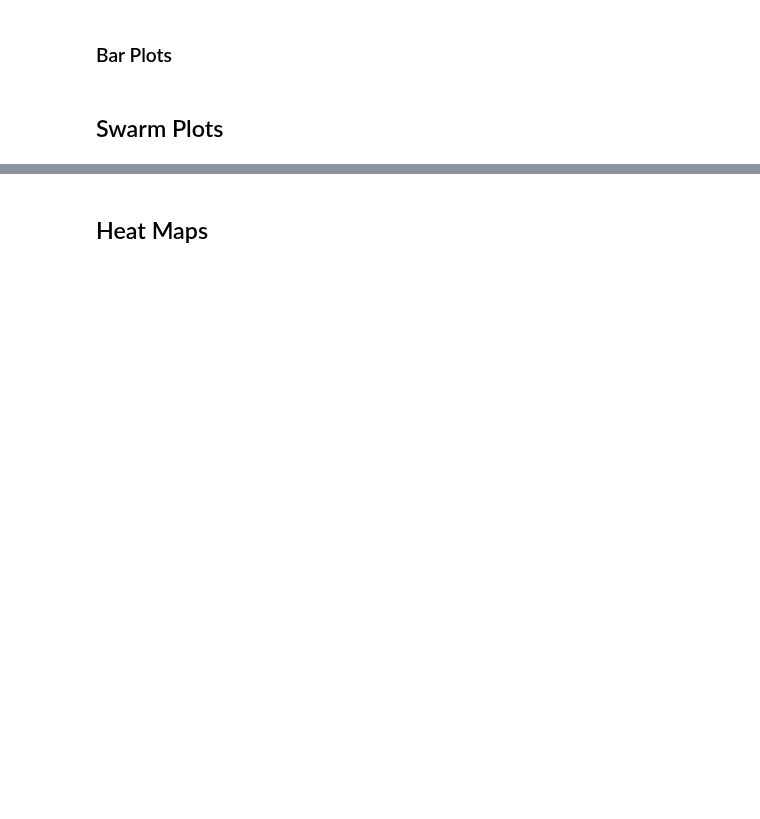
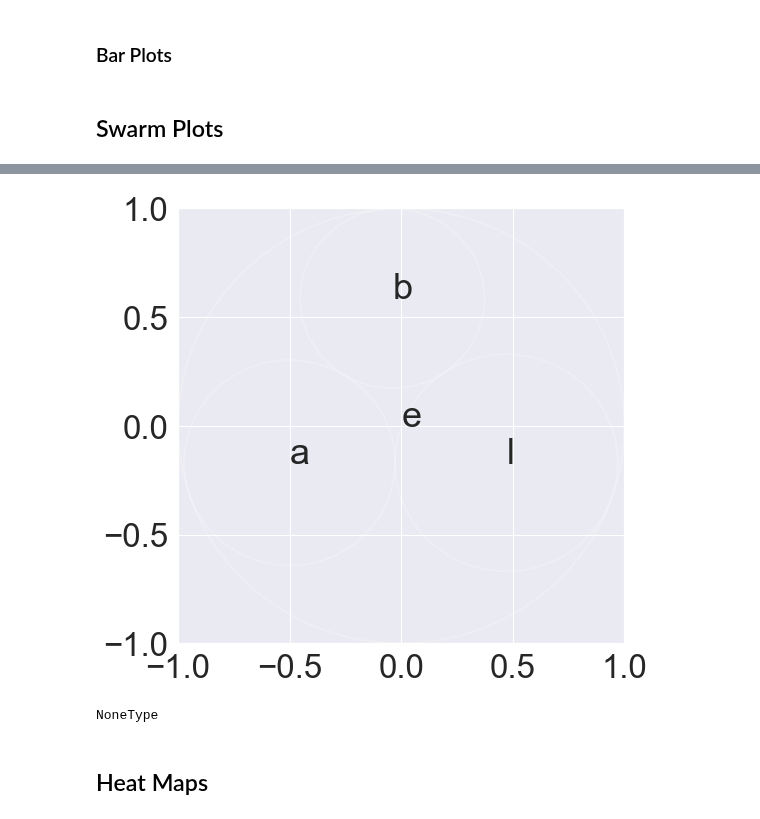
Before and after one commit to cascadet/AfricaUrbanPop, a Jupyter notebook: notebooks/jupyter/ERL_Figures.ipynb, the cells around one changed output, grey strips where cells are left out. Saved outputs shown, nothing was run; the diff lists cells and outputs as text; code cells hidden in the pictures; blank space fills up the shorter version.

```diff
--- a/notebooks/jupyter/ERL_Figures.ipynb
+++ b/notebooks/jupyter/ERL_Figures.ipynb
@@ -1171,3 +1132,14 @@ ax.set_facecolor('White')
+# %%
+import circlify as circ
+
+data = [19, 17, 13]
+labels = ['a','b', 'b']
+circles = circ.circlify(data, with_enclosure=True)
+# %%
+ax = circ.bubbles(circles, labels = 'labels').`
+# %% [output]
+[figure, added]
+NoneType
 # %% [markdown]
 ## Heat Maps
 # %%
```
Also changed, not shown: parts of 36 cells of this notebook.
